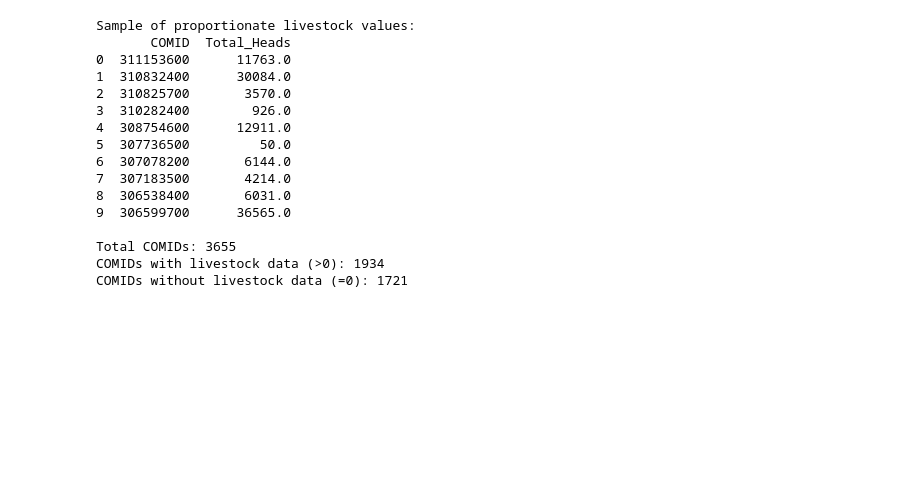
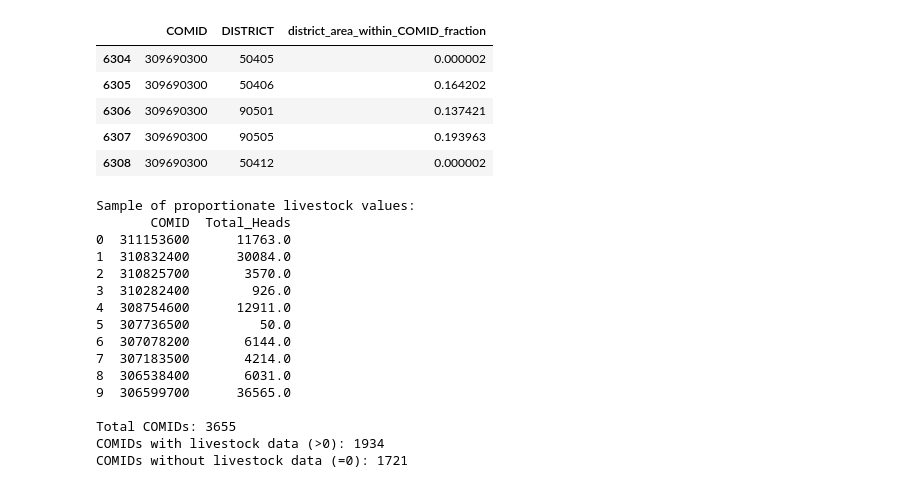
Before and after one commit to RTIInternational/iki-risk-assessment, a Jupyter notebook: Indicadores/Exposicion/E4.ipynb, the cells around one changed output. Saved outputs shown, nothing was run; the diff lists cells and outputs as text; code cells hidden in the pictures; blank space fills up the shorter version.

```diff
--- a/Indicadores/Exposicion/E4.ipynb
+++ b/Indicadores/Exposicion/E4.ipynb
@@ -80,13 +78,13 @@ OperationalError: unable to open database file
 # %%
 # define filepaths for input data
-#subbasins_shapefile = fr"C:/Users/{user}/Research Triangle Institute/IKI Peru Project - General/Interno/AI2b_Modelacion/Grupos_Modelacion/GIS_WaterALLOC_General/Peru_AHD_with_districts.shp"
-subbasins_shapefile = fr"C:\Users\sbakar\OneDrive - Research Triangle Institute\IKI Peru Project - General\Interno\AI2b_Modelacion\Grupos_Modelacion\GIS_WaterALLOC_General\Peru_AHD_with_districts.shp"
+subbasins_shapefile = fr"C:/Users/{user}/Research Triangle Institute/IKI Peru Project - General/Interno/AI2b_Modelacion/Grupos_Modelacion/GIS_WaterALLOC_General/Peru_AHD_with_districts.shp"
+# subbasins_shapefile = fr"C:\Users\sbakar\OneDrive - Research Triangle Institute\IKI Peru Project - General\Interno\AI2b_Modelacion\Grupos_Modelacion\GIS_WaterALLOC_General\Peru_AHD_with_districts.shp"
 
-#district_area = fr'C:/Users/{user}/Research Triangle Institute/IKI Peru Project - General/Interno/AI2a_Metodologia/Indicadores/COMID_District_Fractions.csv'
-district_area = fr'C:\Users\sbakar\OneDrive - Research Triangle Institute\IKI Peru Project - General\Interno\AI2a_Metodologia\Indicadores\COMID_District_Fractions.csv'
+district_area = fr'C:/Users/{user}/Research Triangle Institute/IKI Peru Project - General/Interno/AI2a_Metodologia/Indicadores/COMID_District_Fractions.csv'
+# district_area = fr'C:\Users\sbakar\OneDrive - Research Triangle Institute\IKI Peru Project - General\Interno\AI2a_Metodologia\Indicadores\COMID_District_Fractions.csv'
 
-#livestockinput_file_path= f'C:/Users/{user}/Research Triangle Institute/IKI Peru Project - General/Interno/AI2a_Metodologia/Indicadores/Exposicion/E4_Number of livestock production heads/'
-livestockinput_file_path= f'C:/Users/sbakar/OneDrive - Research Triangle Institute/IKI Peru Project - General/Interno/AI2a_Metodologia/Indicadores/Exposicion/E4_Number of livestock production heads/'
+livestockinput_file_path= f'C:/Users/{user}/Research Triangle Institute/IKI Peru Project - General/Interno/AI2a_Metodologia/Indicadores/Exposicion/E4_Number of livestock production heads/'
+# livestockinput_file_path= f'C:/Users/sbakar/OneDrive - Research Triangle Institute/IKI Peru Project - General/Interno/AI2a_Metodologia/Indicadores/Exposicion/E4_Number of livestock production heads/'
 # %%
 # read in input data
 district_area_within_COMID= pd.read_csv(district_area)
@@ -101,6 +99,15 @@ ganado_ovino= pd.read_excel(livestockinput_file_path + 'ganado_ovino.xlsx')
 ganado_porcino= pd.read_excel(livestockinput_file_path + 'ganado_porcino.xlsx')
 ganado_vacuno= pd.read_excel(livestockinput_file_path + 'ganado_vacuno.xlsx')
 otras_especies= pd.read_excel(livestockinput_file_path + 'otras_especies_cabras_llamas.xlsx')
+# %%
+district_area_within_COMID[district_area_within_COMID["COMID"] == 309690300]
+# %% [output]
+|  | COMID | DISTRICT | district_area_within_COMID_fraction |
+| 6304 | 309690300 | 50405 | 0.000002 |
+| 6305 | 309690300 | 50406 | 0.164202 |
+| 6306 | 309690300 | 90501 | 0.137421 |
+| 6307 | 309690300 | 90505 | 0.193963 |
+| 6308 | 309690300 | 50412 | 0.000002 |
 # %%
 #WEIGHTED METHOD FUNCTION
 def calculate_proportionate_values(district_fractions_df, value_df, column_name, comid_list):
```
Also changed, not shown: parts of 3 cells of this notebook, 14 other files.
